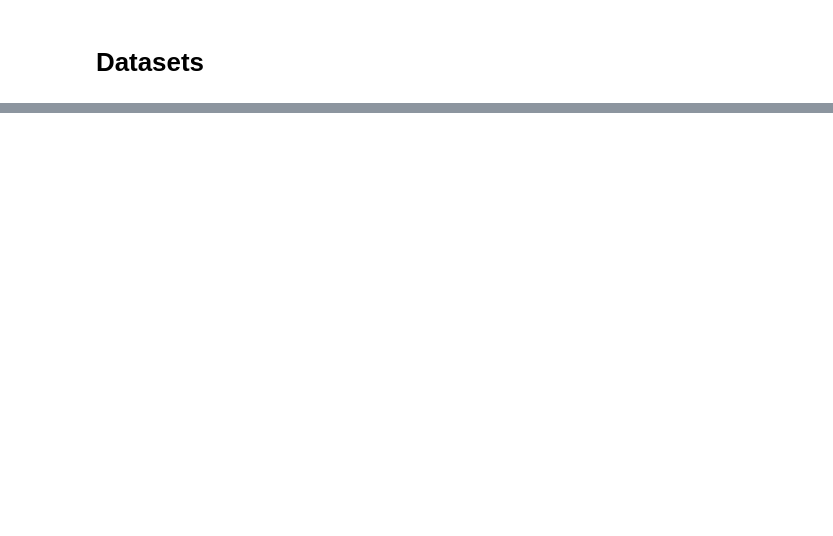
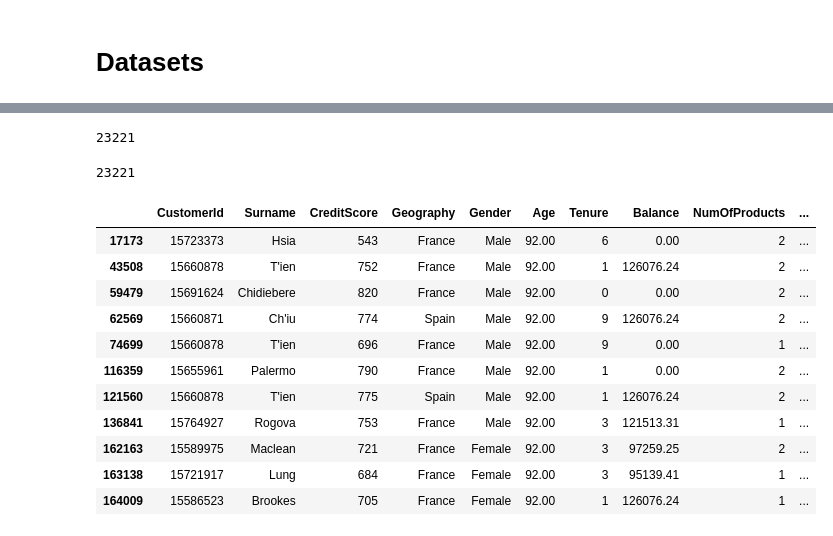
Before and after one commit to betuldemirdag/Ada_Lovelace_Akademi_Bitirme_Projesi, a Jupyter notebook: bank_churn.ipynb, the cells around one changed output, grey strips where cells are left out. Drawn from its saved outputs; the diff is of its cells as text; code cells hidden in the pictures; blank space fills up the shorter version.

```diff
--- a/bank_churn.ipynb
+++ b/bank_churn.ipynb
@@ -2,6 +2,11 @@
 import pandas as pd
 import numpy as np
 import matplotlib.pyplot as plt
+# %%
+pd.set_option("display.max_columns", None)
+pd.set_option("display.max_rows", None)
+pd.set_option("display.float_format", lambda x: "%.2f" % x)
+pd.set_option("display.width", 500)
 # %% [markdown]
 # Datasets
 # %%
@@ -33,0 +25,3 @@ En iyi parametre bulma
+# %%
+train.drop("id", axis = 1, inplace = True)
+test.drop("id", axis = 1, inplace = True)
@@ -33,0 +120,24 @@ En iyi parametre bulma
+# %%
+train["CustomerId"].nunique()
+# %% [output]
+23221
+# %%
+customer_list = train["CustomerId"].unique()
+len(customer_list)
+# %% [output]
+23221
+# %%
+train.loc[train["Age"] == 92]
+# %% [output]
+|  | CustomerId | Surname | CreditScore | Geography | Gender | Age | Tenure | Balance | NumOfProducts | ... |
+| 17173 | 15723373 | Hsia | 543 | France | Male | 92.00 | 6 | 0.00 | 2 | ... |
+| 43508 | 15660878 | T'ien | 752 | France | Male | 92.00 | 1 | 126076.24 | 2 | ... |
+| 59479 | 15691624 | Chidiebere | 820 | France | Male | 92.00 | 0 | 0.00 | 2 | ... |
+| 62569 | 15660871 | Ch'iu | 774 | Spain | Male | 92.00 | 9 | 126076.24 | 2 | ... |
+| 74699 | 15660878 | T'ien | 696 | France | Male | 92.00 | 9 | 0.00 | 1 | ... |
+| 116359 | 15655961 | Palermo | 790 | France | Male | 92.00 | 1 | 0.00 | 2 | ... |
+| 121560 | 15660878 | T'ien | 775 | Spain | Male | 92.00 | 1 | 126076.24 | 2 | ... |
+| 136841 | 15764927 | Rogova | 753 | France | Male | 92.00 | 3 | 121513.31 | 1 | ... |
+| 162163 | 15589975 | Maclean | 721 | France | Female | 92.00 | 3 | 97259.25 | 2 | ... |
+| 163138 | 15721917 | Lung | 684 | France | Female | 92.00 | 3 | 95139.41 | 1 | ... |
+| 164009 | 15586523 | Brookes | 705 | France | Female | 92.00 | 1 | 126076.24 | 1 | ... |
```
Also changed, not shown: parts of 12 cells of this notebook, 4 other files.
